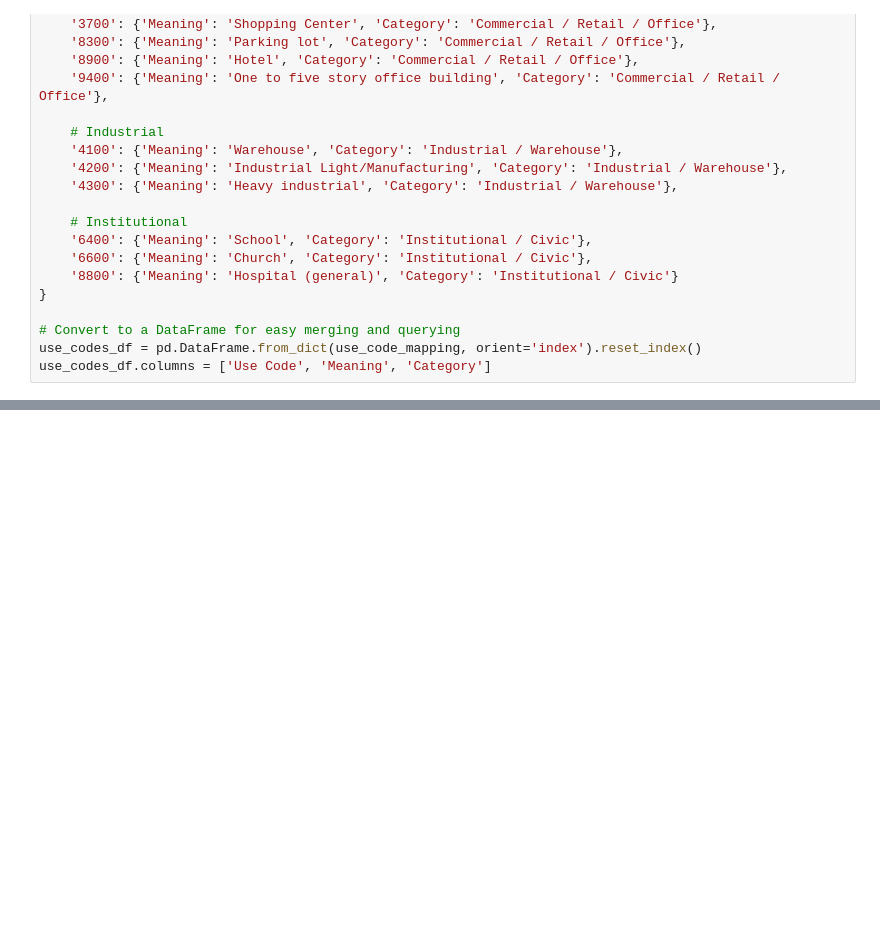
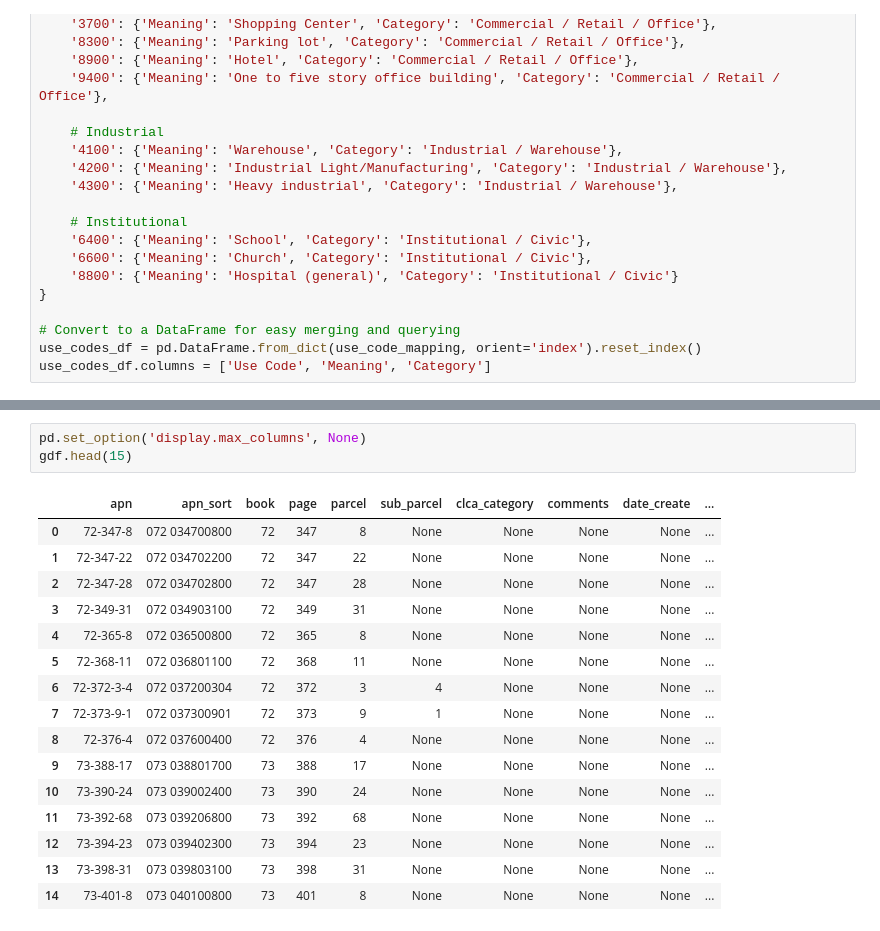
Before and after one commit to milawren/CP248_NorthShore, a Jupyter notebook: CP248_NorthShore_OwnershipData.ipynb, the cells around one changed output, grey strips where cells are left out. Saved outputs shown, nothing was run; the diff lists cells and outputs as text; blank space fills up the shorter version.

```diff
--- a/CP248_NorthShore_OwnershipData.ipynb
+++ b/CP248_NorthShore_OwnershipData.ipynb
@@ -589,0 +732,20 @@ use_codes_df.columns = ['Use Code', 'Meaning', 'Category']
+# %%
+pd.set_option('display.max_columns', None)
+gdf.head(15)
+# %% [output]
+|  | apn | apn_sort | book | page | parcel | sub_parcel | clca_category | comments | date_create | ... |
+| 0 | 72-347-8 | 072 034700800 | 72 | 347 | 8 | None | None | None | None | ... |
+| 1 | 72-347-22 | 072 034702200 | 72 | 347 | 22 | None | None | None | None | ... |
+| 2 | 72-347-28 | 072 034702800 | 72 | 347 | 28 | None | None | None | None | ... |
+| 3 | 72-349-31 | 072 034903100 | 72 | 349 | 31 | None | None | None | None | ... |
+| 4 | 72-365-8 | 072 036500800 | 72 | 365 | 8 | None | None | None | None | ... |
+| 5 | 72-368-11 | 072 036801100 | 72 | 368 | 11 | None | None | None | None | ... |
+| 6 | 72-372-3-4 | 072 037200304 | 72 | 372 | 3 | 4 | None | None | None | ... |
+| 7 | 72-373-9-1 | 072 037300901 | 72 | 373 | 9 | 1 | None | None | None | ... |
+| 8 | 72-376-4 | 072 037600400 | 72 | 376 | 4 | None | None | None | None | ... |
+| 9 | 73-388-17 | 073 038801700 | 73 | 388 | 17 | None | None | None | None | ... |
+| 10 | 73-390-24 | 073 039002400 | 73 | 390 | 24 | None | None | None | None | ... |
+| 11 | 73-392-68 | 073 039206800 | 73 | 392 | 68 | None | None | None | None | ... |
+| 12 | 73-394-23 | 073 039402300 | 73 | 394 | 23 | None | None | None | None | ... |
+| 13 | 73-398-31 | 073 039803100 | 73 | 398 | 31 | None | None | None | None | ... |
+| 14 | 73-401-8 | 073 040100800 | 73 | 401 | 8 | None | None | None | None | ... |
```
Also changed, not shown: parts of 3 cells of this notebook, 6 other files.
